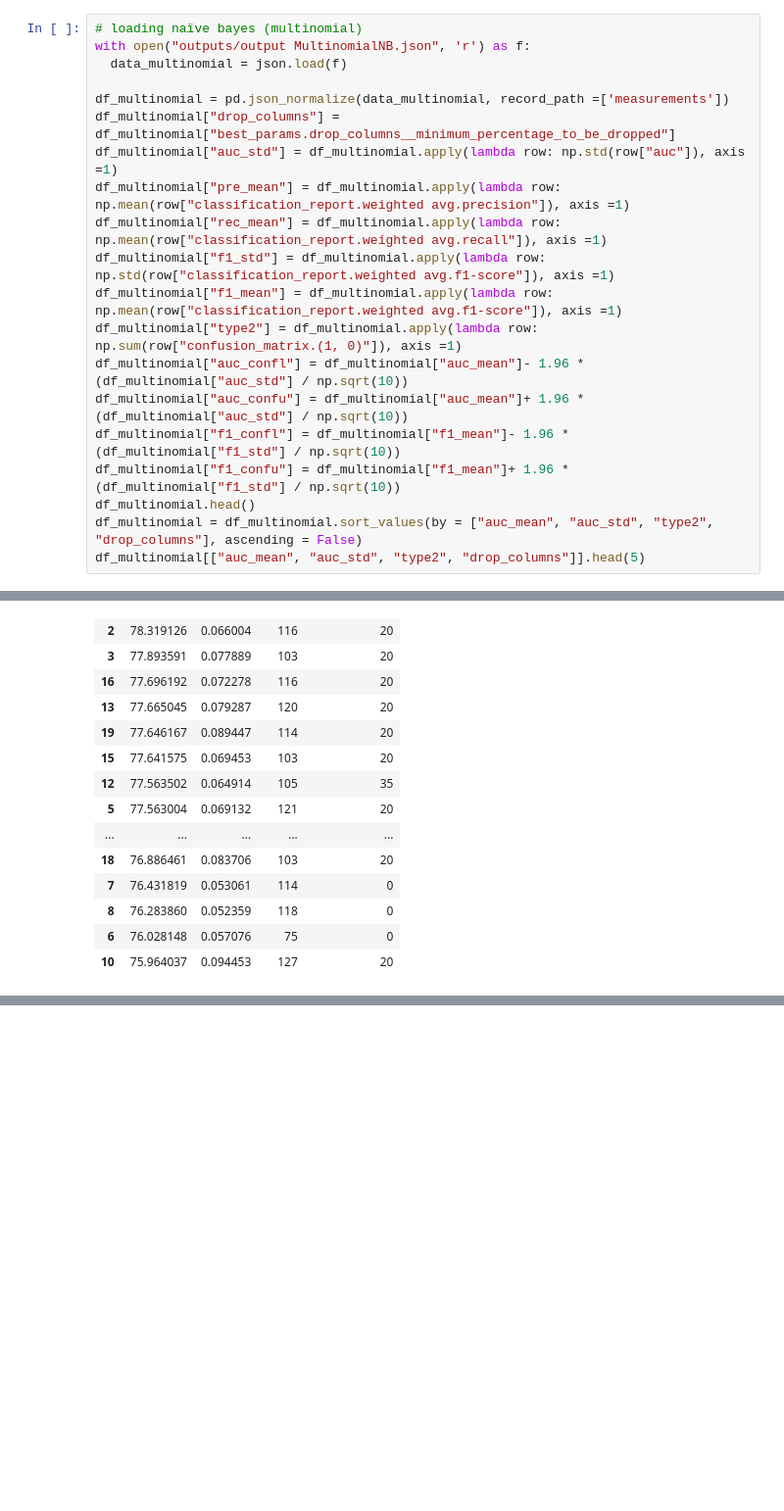
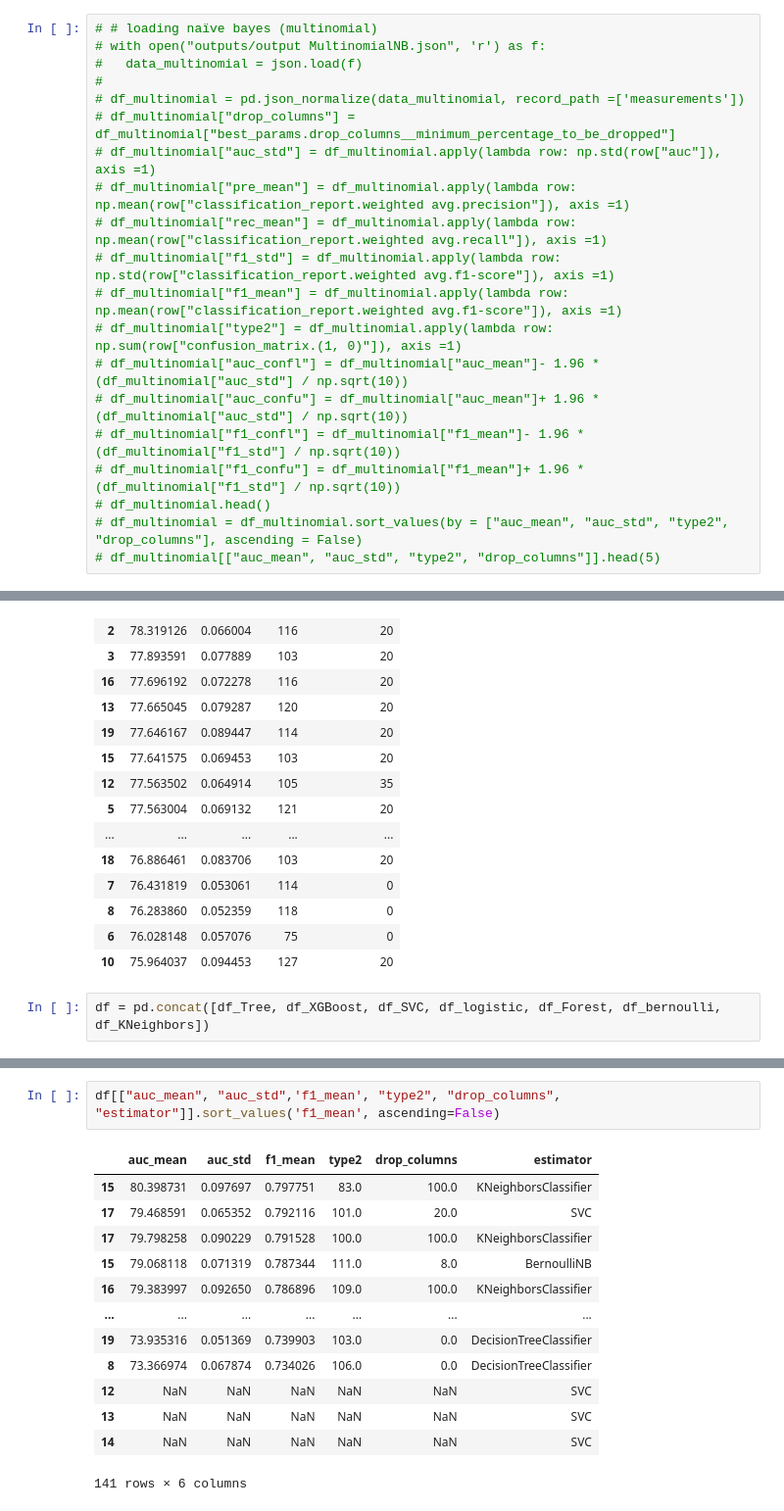
Before and after one commit to FinnHuelsbusch/UniMannheim-DataMining, a Jupyter notebook: Analysis_Dieing.ipynb, the cells around one changed output, grey strips where cells are left out. Shown at 98% size. Cells and saved outputs as stored; diff of their text form; blank space fills up the shorter version.

```diff
--- a/Analysis_Dieing.ipynb
+++ b/Analysis_Dieing.ipynb
@@ -505,20 +440,20 @@ Name: 20, dtype: object
 # %%
-# loading naïve bayes (multinomial)
-with open("outputs/output MultinomialNB.json", 'r') as f:
-  data_multinomial = json.load(f)
-
-df_multinomial = pd.json_normalize(data_multinomial, record_path =['measurements'])
-df_multinomial["drop_columns"] = df_multinomial["best_params.drop_columns__minimum_percentage_to_be_dropped"]
-df_multinomial["auc_std"] = df_multinomial.apply(lambda row: np.std(row["auc"]), axis =1)
-df_multinomial["pre_mean"] = df_multinomial.apply(lambda row: np.mean(row["classification_report.weighted avg.precision"]), axis =1)
-df_multinomial["rec_mean"] = df_multinomial.apply(lambda row: np.mean(row["classification_report.weighted avg.recall"]), axis =1)
-df_multinomial["f1_std"] = df_multinomial.apply(lambda row: np.std(row["classification_report.weighted avg.f1-score"]), axis =1)
-df_multinomial["f1_mean"] = df_multinomial.apply(lambda row: np.mean(row["classification_report.weighted avg.f1-score"]), axis =1)
-df_multinomial["type2"] = df_multinomial.apply(lambda row: np.sum(row["confusion_matrix.(1, 0)"]), axis =1)
-df_multinomial["auc_confl"] = df_multinomial["auc_mean"]- 1.96 * (df_multinomial["auc_std"] / np.sqrt(10))
-df_multinomial["auc_confu"] = df_multinomial["auc_mean"]+ 1.96 * (df_multinomial["auc_std"] / np.sqrt(10))
-df_multinomial["f1_confl"] = df_multinomial["f1_mean"]- 1.96 * (df_multinomial["f1_std"] / np.sqrt(10))
-df_multinomial["f1_confu"] = df_multinomial["f1_mean"]+ 1.96 * (df_multinomial["f1_std"] / np.sqrt(10))
-df_multinomial.head()
-df_multinomial = df_multinomial.sort_values(by = ["auc_mean", "auc_std", "type2", "drop_columns"], ascending = False)
-df_multinomial[["auc_mean", "auc_std", "type2", "drop_columns"]].head(5)
+# # loading naïve bayes (multinomial)
+# with open("outputs/output MultinomialNB.json", 'r') as f:
+#   data_multinomial = json.load(f)
+#
+# df_multinomial = pd.json_normalize(data_multinomial, record_path =['measurements'])
+# df_multinomial["drop_columns"] = df_multinomial["best_params.drop_columns__minimum_percentage_to_be_dropped"]
+# df_multinomial["auc_std"] = df_multinomial.apply(lambda row: np.std(row["auc"]), axis =1)
+# df_multinomial["pre_mean"] = df_multinomial.apply(lambda row: np.mean(row["classification_report.weighted avg.precision"]), axis =1)
+# df_multinomial["rec_mean"] = df_multinomial.apply(lambda row: np.mean(row["classification_report.weighted avg.recall"]), axis =1)
+# df_multinomial["f1_std"] = df_multinomial.apply(lambda row: np.std(row["classification_report.weighted avg.f1-score"]), axis =1)
+# df_multinomial["f1_mean"] = df_multinomial.apply(lambda row: np.mean(row["classification_report.weighted avg.f1-score"]), axis =1)
+# df_multinomial["type2"] = df_multinomial.apply(lambda row: np.sum(row["confusion_matrix.(1, 0)"]), axis =1)
+# df_multinomial["auc_confl"] = df_multinomial["auc_mean"]- 1.96 * (df_multinomial["auc_std"] / np.sqrt(10))
+# df_multinomial["auc_confu"] = df_multinomial["auc_mean"]+ 1.96 * (df_multinomial["auc_std"] / np.sqrt(10))
+# df_multinomial["f1_confl"] = df_multinomial["f1_mean"]- 1.96 * (df_multinomial["f1_std"] / np.sqrt(10))
+# df_multinomial["f1_confu"] = df_multinomial["f1_mean"]+ 1.96 * (df_multinomial["f1_std"] / np.sqrt(10))
+# df_multinomial.head()
+# df_multinomial = df_multinomial.sort_values(by = ["auc_mean", "auc_std", "type2", "drop_columns"], ascending = False)
+# df_multinomial[["auc_mean", "auc_std", "type2", "drop_columns"]].head(5)
@@ -586,3 +498,5 @@ df_logistic[["auc_mean", "auc_std", "type2", "drop_columns"]].head(20)
 | 8 | 76.283860 | 0.052359 | 118 | 0 |
 | 6 | 76.028148 | 0.057076 | 75 | 0 |
 | 10 | 75.964037 | 0.094453 | 127 | 20 |
+# %%
+df = pd.concat([df_Tree, df_XGBoost, df_SVC, df_logistic, df_Forest, df_bernoulli, df_KNeighbors])
@@ -589,3 +519,19 @@ df_logistic[["auc_mean", "auc_std", "type2", "drop_columns"]].head(20)
+# %%
+df[["auc_mean", "auc_std",'f1_mean', "type2", "drop_columns", "estimator"]].sort_values('f1_mean', ascending=False)
+# %% [output]
+|  | auc_mean | auc_std | f1_mean | type2 | drop_columns | estimator |
+| 15 | 80.398731 | 0.097697 | 0.797751 | 83.0 | 100.0 | KNeighborsClassifier |
+| 17 | 79.468591 | 0.065352 | 0.792116 | 101.0 | 20.0 | SVC |
+| 17 | 79.798258 | 0.090229 | 0.791528 | 100.0 | 100.0 | KNeighborsClassifier |
+| 15 | 79.068118 | 0.071319 | 0.787344 | 111.0 | 8.0 | BernoulliNB |
+| 16 | 79.383997 | 0.092650 | 0.786896 | 109.0 | 100.0 | KNeighborsClassifier |
+| ... | ... | ... | ... | ... | ... | ... |
+| 19 | 73.935316 | 0.051369 | 0.739903 | 103.0 | 0.0 | DecisionTreeClassifier |
+| 8 | 73.366974 | 0.067874 | 0.734026 | 106.0 | 0.0 | DecisionTreeClassifier |
+| 12 | NaN | NaN | NaN | NaN | NaN | SVC |
+| 13 | NaN | NaN | NaN | NaN | NaN | SVC |
+| 14 | NaN | NaN | NaN | NaN | NaN | SVC |
+141 rows × 6 columns
 # %%
 Tree = df_Tree.loc[16]
 
```
Also changed, not shown: parts of 17 cells of this notebook.
